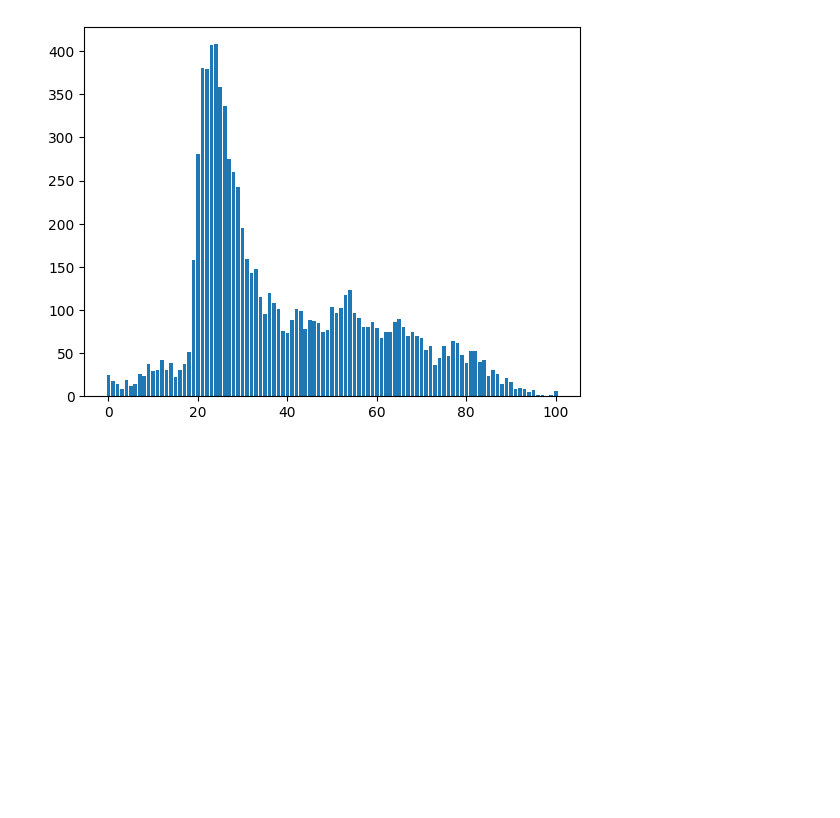
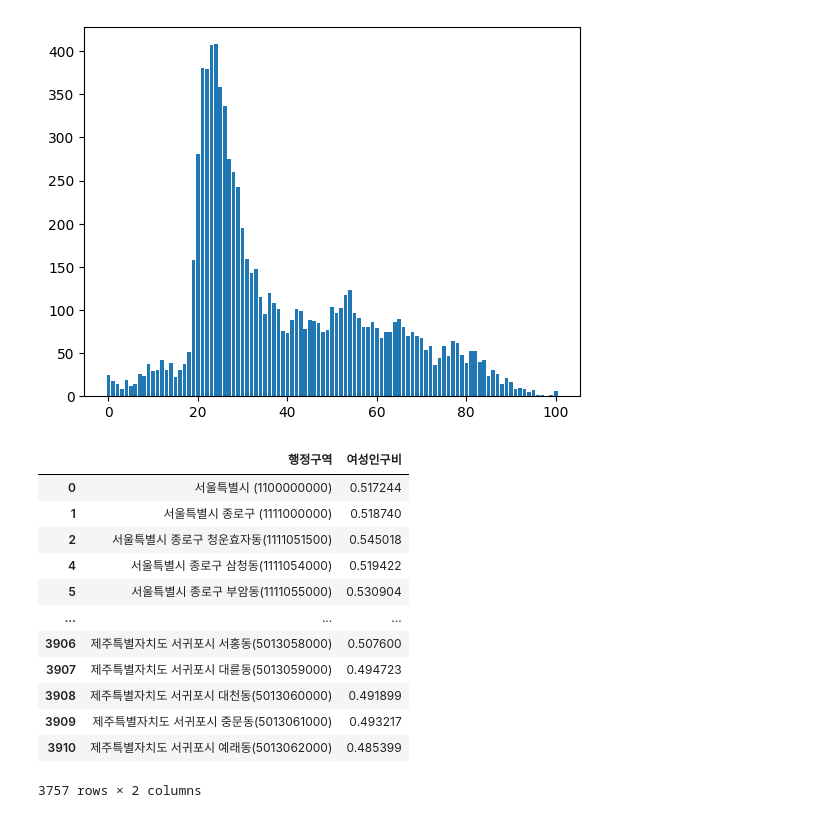
Before and after one commit to shared-repo/human-da5, a Jupyter notebook: workspace/da-packages/d_example.ipynb, the cells around one changed output. Drawn from its saved outputs; the diff is of its cells as text; code cells hidden in the pictures; blank space fills up the shorter version.

```diff
--- a/workspace/da-packages/d_example.ipynb
+++ b/workspace/da-packages/d_example.ipynb
@@ -155,3 +155,25 @@ Index(['2025년01월_여_0세', '2025년01월_여_100세 이상'], dtype='object
   58  36  44  58  47  64  62  48  39  53  53  40  42  24  31  26  14  21
   16   9  10   9   5   7   2   1   0   1   6] (101,)
 [figure]
+# %%
+# 여성인구비가 중간인 행정동 찾기 --> 비교대상을 서울시로 선택
+mid_value = df_population2['여성인구비'].median() # 중앙값
+# mask = df_population2['여성인구비'] == mid_value
+diff = (df_population2['여성인구비'] - mid_value)
+diff = diff.abs()
+mask = diff < 0.05
+df_population2[mask].iloc[:, [0, -1]]
+# %% [output]
+|  | 행정구역 | 여성인구비 |
+| 0 | 서울특별시 (1100000000) | 0.517244 |
+| 1 | 서울특별시 종로구 (1111000000) | 0.518740 |
+| 2 | 서울특별시 종로구 청운효자동(1111051500) | 0.545018 |
+| 4 | 서울특별시 종로구 삼청동(1111054000) | 0.519422 |
+| 5 | 서울특별시 종로구 부암동(1111055000) | 0.530904 |
+| ... | ... | ... |
+| 3906 | 제주특별자치도 서귀포시 서홍동(5013058000) | 0.507600 |
+| 3907 | 제주특별자치도 서귀포시 대륜동(5013059000) | 0.494723 |
+| 3908 | 제주특별자치도 서귀포시 대천동(5013060000) | 0.491899 |
+| 3909 | 제주특별자치도 서귀포시 중문동(5013061000) | 0.493217 |
+| 3910 | 제주특별자치도 서귀포시 예래동(5013062000) | 0.485399 |
+3757 rows × 2 columns
```
Also changed, not shown: parts of 1 cell of this notebook.
